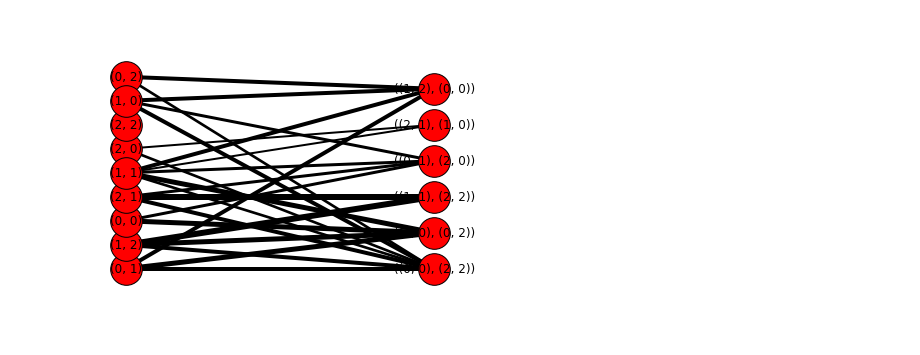
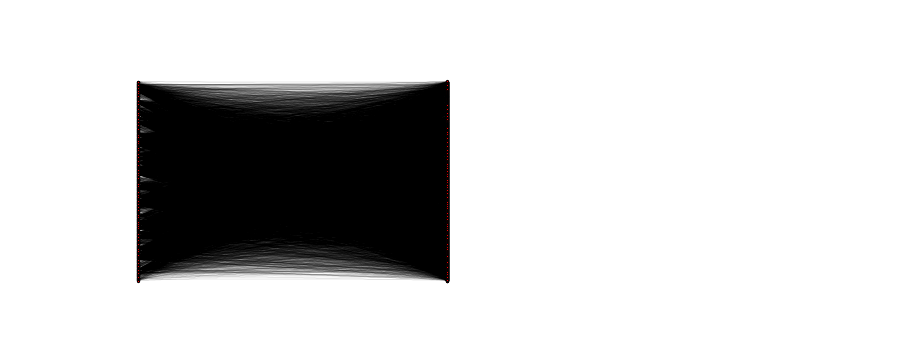
Before and after one commit to jgilles23/CEE245_FinalProject, a Jupyter notebook: AdjacencyToBipartite.ipynb, the cells around one changed output. Saved outputs shown, nothing was run; the diff lists cells and outputs as text; code cells hidden in the pictures.

```diff
--- a/AdjacencyToBipartite.ipynb
+++ b/AdjacencyToBipartite.ipynb
@@ -8,5 +33,6 @@ import pickle
 # %%
-if True:
+#Use this to make a sample graph if necessary - probably not necessary anymore
+if False:
     #Create a test graph
     A = nx.Graph()
     for i in range(3):
@@ -32,5 +58,5 @@ if True:
     edges = G.edges()
     weights = [G[u][v]['weight']*2 for u,v in edges] #divide by 4 for scale in graphing
     nx.draw(G, pos, edges=edges, width=weights, node_size=1000)
-    nx.draw_networkx_labels(G,pos)
+    nx.draw_networkx_labels(G,pos,)
     plt.show()
@@ -78,0 +63,5 @@ print(B.edges(data=True))
+# %%
+#Load the adjacency matrix
+with open('rushhr_adjacencymatrix.pickle', 'rb') as handle:
+    A = pickle.load(handle)
+print(A.nodes()[0:10])
@@ -78,0 +90,22 @@ print(B.edges(data=True))
+# %%
+#Create a BiPartite Graph
+#Delete the previous graph if it exists
+if 'B' in locals():
+    del B
+B = nx.Graph()
+#Add nodes
+B.add_nodes_from(A.nodes(data=True),bipartite=0)
+#Cycle through the edges of the adjacency matrix and add them as edges to the bipartie graph
+for edge in A.edges(data=True):
+    #Get the start and the end point of the edge
+    startNode = edge[0]
+    endNode = edge[1]
+    path = nx.shortest_path(P,startNode,endNode)
+    #See if the path is long enough to be counted
+    if len(path) > 2:
+        #Add a node to the bipartie graph for the path
+        B.add_node((startNode,endNode),bipartite=1)
+        #Iterate through each node that is passed through
+        for passedNode in path[1:-1]:
+            #Add an edge on the graph, potentially adding new nodes
+            B.add_edge((startNode,endNode), passedNode, weight=edge[2]['weight'])
@@ -79,20 +149,21 @@ print(B.edges(data=True))
 # %%
 #Display the bipartite graph visually
+#NOTE THAT THIS TAKES A REALLY LONG TIME
 G=B
 #Create sets of each node type in the graph
 X = set(node[0] for node in G.nodes(data=True) if node[1]['bipartite']==0)
 Y = set(node[0] for node in G.nodes(data=True) if node[1]['bipartite']==1)
 
 #Create positions for each in the set
 pos = dict()
 pos.update( (n, (1, i)) for i, n in enumerate(X) ) # put nodes from X at x=1
 yscale = float(len(X))/len(Y) #Scale for graphic purposes
 pos.update( (n, (2, i*yscale)) for i, n in enumerate(Y) ) # put nodes from Y at x=2
 
 edges = G.edges()
-weights = [G[u][v]['weight']*2 for u,v in edges] #divide by 4 for scale in graphing
-nx.draw(G, pos=pos, edges=edges, width=weights, node_size=1000)
-nx.draw_networkx_labels(G,pos=pos)
+weights = [G[u][v]['weight']/200.0 for u,v in edges] #divide by 4 for scale in graphing
+nx.draw(G, pos=pos, edges=edges, width=weights, node_size=5)
+#nx.draw_networkx_labels(G,pos=pos)
 plt.show()
 # %% [output]
-[figure, old version]
+[figure, new version]
```
Also changed, not shown: parts of 12 cells of this notebook.
